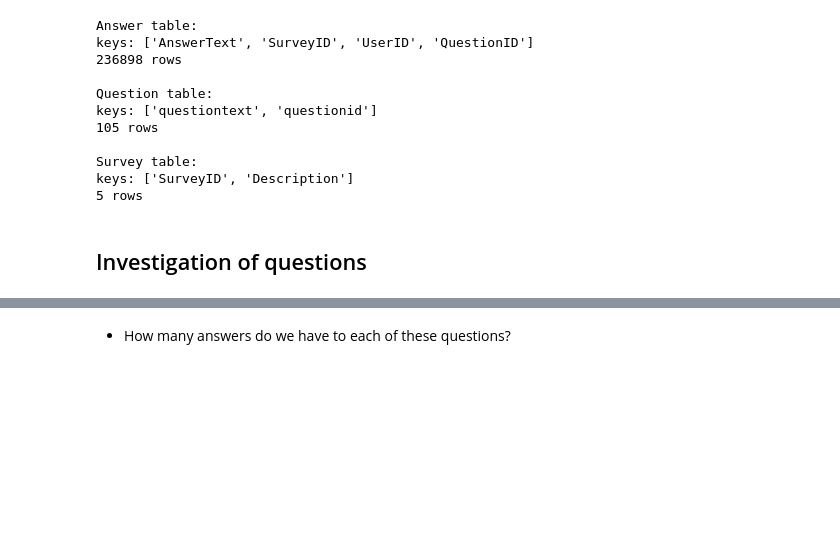
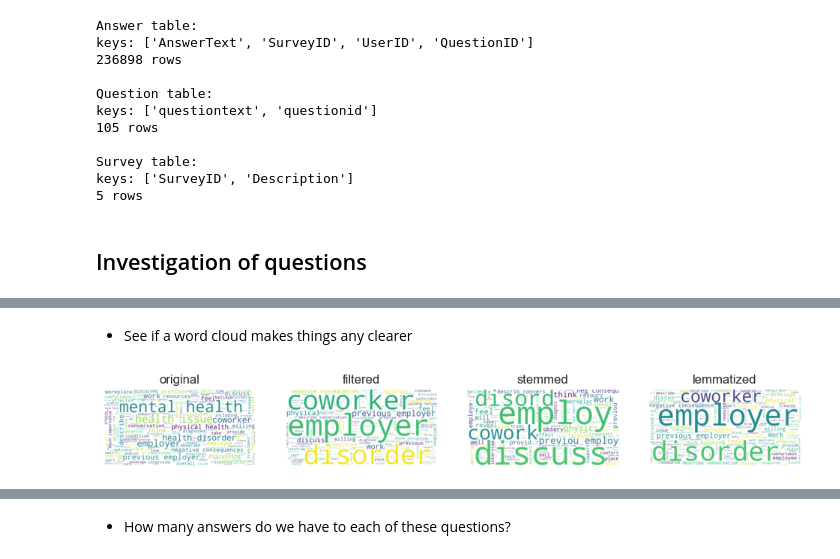
Before and after one commit to raymasooda/mental-health-modelling, a Jupyter notebook: EDA_mental_health_in_tech.ipynb, the cells around one changed output, grey strips where cells are left out. Cells and saved outputs as stored; diff of their text form; code cells hidden in the pictures; blank space fills up the shorter version.

```diff
--- a/EDA_mental_health_in_tech.ipynb
+++ b/EDA_mental_health_in_tech.ipynb
@@ -66,0 +99,30 @@ for index, row in pd.read_sql_query('SELECT * FROM Question', con).iterrows():
+# %% [markdown]
+- See if a word cloud makes things any clearer
+# %%
+# Stemming (using the Porter Stemmer)
+stemmer = PorterStemmer()
+stemmed_tokens = [stemmer.stem(word) for word in filtered_tokens]
+
+# Lemmatization (using the WordNet Lemmatizer)
+lemmatizer = WordNetLemmatizer()
+lemmatized_tokens = [lemmatizer.lemmatize(word) for word in filtered_tokens]
+
+# Create Word Clouds for the original and filtered text
+original = WordCloud(width=800, height=400, background_color="white").generate(" ".join(tokens))
+filtered = WordCloud(width=800, height=400, background_color="white").generate(" ".join(filtered_tokens))
+stemmed = WordCloud(width=800, height=400, background_color="white").generate(" ".join(stemmed_tokens))
+lemmatized = WordCloud(width=800, height=400, background_color="white").generate(" ".join(lemmatized_tokens))
+
+# Plot the Word Clouds
+fig, ax = plt.subplots(nrows=1, ncols=4,
+                       figsize=(12, 3))
+for col, (cloud, title) in enumerate(zip([original, filtered, stemmed, lemmatized],
+                                         ['original', 'filtered', 'stemmed', 'lemmatized']
+                                        )
+                                    ):
+    ax[col].imshow(cloud, interpolation = 'bilinear')
+    ax[col].axis('off')
+    ax[col].set_title(title)
+plt.show()
+# %% [output]
+[figure, added]
```
Also changed, not shown: parts of 10 cells of this notebook, 1 other file.
